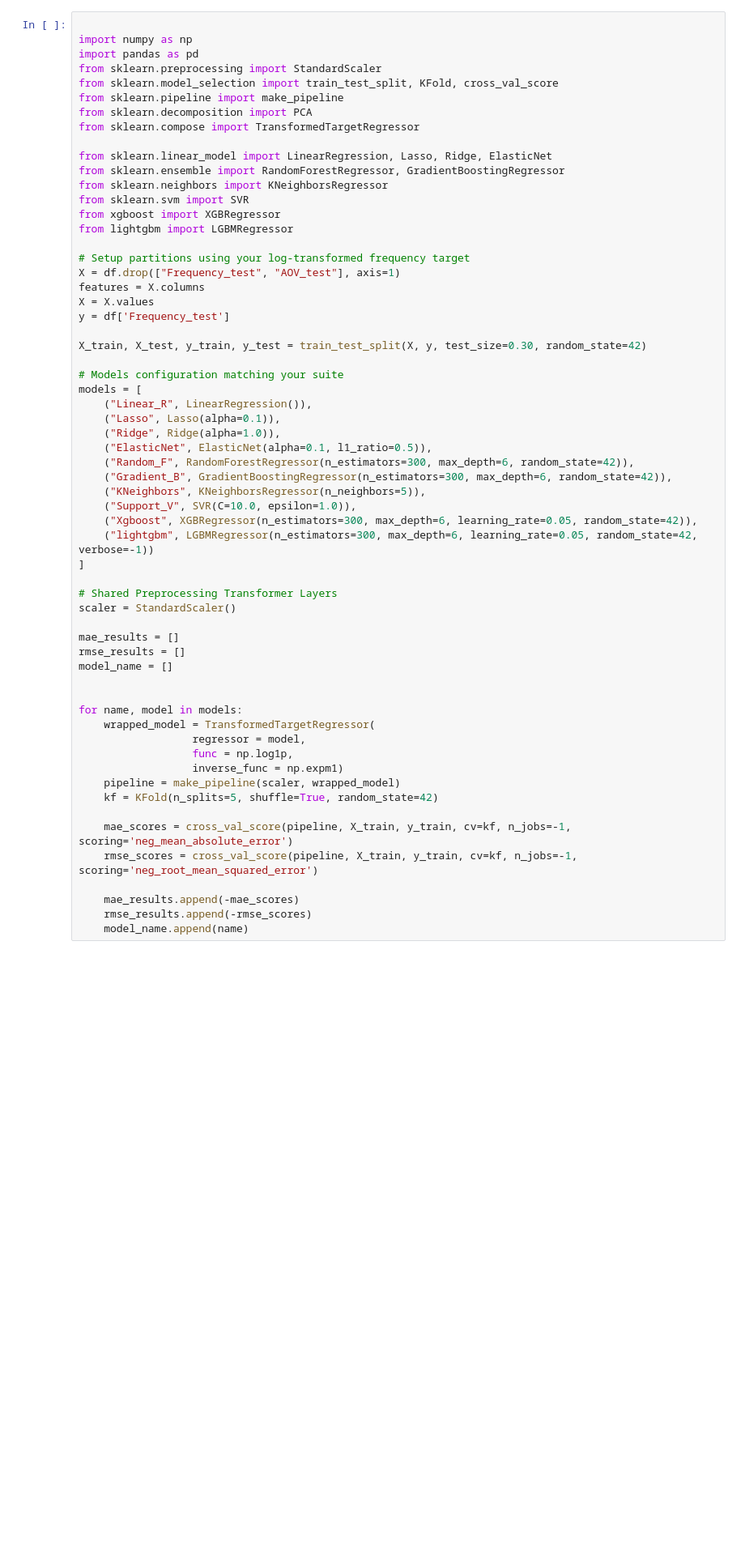
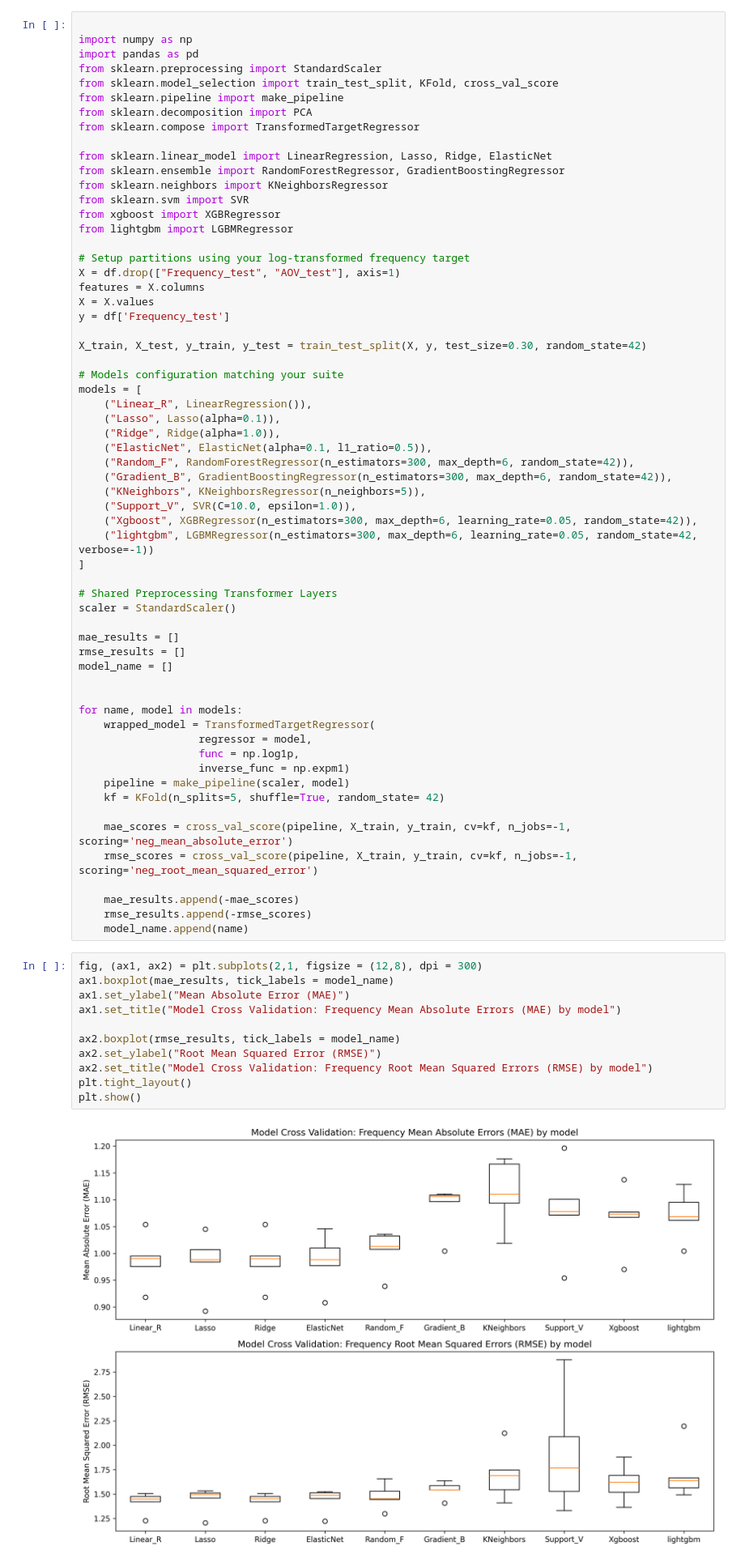
Before and after one commit to mundundan-star/online-retail-customer-analytics, a Jupyter notebook: 6.0 Predicting_Customer_Life_Time_Value_(CLTV).ipynb, the cells around one changed output. Shown at 81% size. Saved outputs shown, nothing was run; the diff lists cells and outputs as text; blank space fills up the shorter version.

```diff
--- a/6.0 Predicting_Customer_Life_Time_Value_(CLTV).ipynb
+++ b/6.0 Predicting_Customer_Life_Time_Value_(CLTV).ipynb
@@ -103,11 +103,11 @@ model_name = []
 
 for name, model in models:
     wrapped_model = TransformedTargetRegressor(
-                  regressor = model,
-                  func = np.log1p,
-                  inverse_func = np.expm1)
-    pipeline = make_pipeline(scaler, wrapped_model)
-    kf = KFold(n_splits=5, shuffle=True, random_state=42)
+                   regressor = model,
+                   func = np.log1p,
+                   inverse_func = np.expm1)
+    pipeline = make_pipeline(scaler, model)
+    kf = KFold(n_splits=5, shuffle=True, random_state= 42)
 
     mae_scores = cross_val_score(pipeline, X_train, y_train, cv=kf, n_jobs=-1, scoring='neg_mean_absolute_error')
     rmse_scores = cross_val_score(pipeline, X_train, y_train, cv=kf, n_jobs=-1, scoring='neg_root_mean_squared_error')
@@ -115,3 +115,16 @@ for name, model in models:
     mae_results.append(-mae_scores)
     rmse_results.append(-rmse_scores)
     model_name.append(name)
+# %%
+fig, (ax1, ax2) = plt.subplots(2,1, figsize = (12,8), dpi = 300)
+ax1.boxplot(mae_results, tick_labels = model_name)
+ax1.set_ylabel("Mean Absolute Error (MAE)")
+ax1.set_title("Model Cross Validation: Frequency Mean Absolute Errors (MAE) by model")
+
+ax2.boxplot(rmse_results, tick_labels = model_name)
+ax2.set_ylabel("Root Mean Squared Error (RMSE)")
+ax2.set_title("Model Cross Validation: Frequency Root Mean Squared Errors (RMSE) by model")
+plt.tight_layout()
+plt.show()
+# %% [output]
+[figure, added]
```
